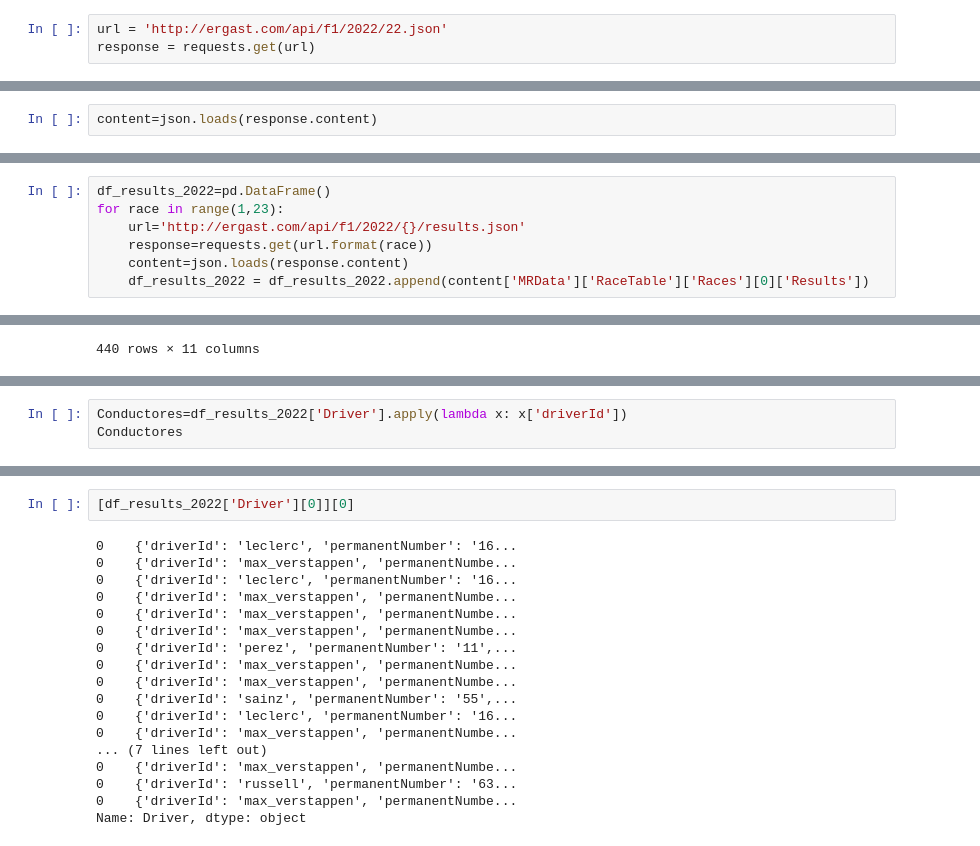
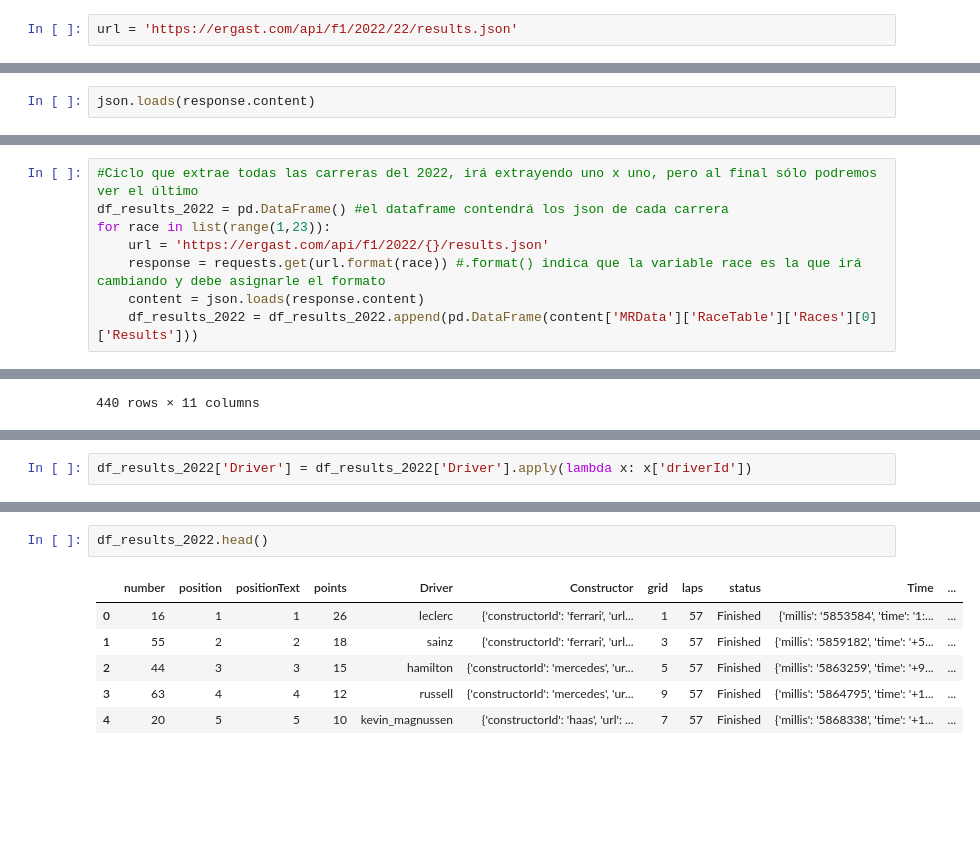
Before and after one commit to IlseAguilar3/formula1-data, a Jupyter notebook: f1-analisis.ipynb, the cells around one changed output, grey strips where cells are left out. Cells and saved outputs as stored; diff of their text form; blank space fills up the shorter version.

Commit message:
Se creó un dataframe con los resultados de las carreras en todo el 2022

```diff
--- a/f1-analisis.ipynb
+++ b/f1-analisis.ipynb
@@ -5,3 +7,2 @@ import requests
 # %%
-url = 'http://ergast.com/api/f1/2022/22.json'
-response = requests.get(url)
+url = 'https://ergast.com/api/f1/2022/22/results.json'
@@ -8,2 +12,2 @@ response = requests.get(url)
 # %%
-content=json.loads(response.content)
+json.loads(response.content)
@@ -10,10 +40,11 @@ content=json.loads(response.content)
 # %%
-df_results_2022=pd.DataFrame()
-for race in range(1,23):
-    url='http://ergast.com/api/f1/2022/{}/results.json'
-    response=requests.get(url.format(race))
-    content=json.loads(response.content)
-    df_results_2022 = df_results_2022.append(content['MRData']['RaceTable']['Races'][0]['Results'])
+#Ciclo que extrae todas las carreras del 2022, irá extrayendo uno x uno, pero al final sólo podremos ver el último
+df_results_2022 = pd.DataFrame() #el dataframe contendrá los json de cada carrera
+for race in list(range(1,23)):
+    url = 'https://ergast.com/api/f1/2022/{}/results.json'
+    response = requests.get(url.format(race)) #.format() indica que la variable race es la que irá cambiando y debe asignarle el formato
+    content = json.loads(response.content)
+    df_results_2022 = df_results_2022.append(pd.DataFrame(content['MRData']['RaceTable']['Races'][0]['Results']))
 # %%
 df_results_2022
 # %% [output]
@@ -35,3 +66,2 @@ df_results_2022['points']=df_results_2022.points.astype(int)
 # %%
-Conductores=df_results_2022['Driver'].apply(lambda x: x['driverId'])
-Conductores
+df_results_2022['Driver'] = df_results_2022['Driver'].apply(lambda x: x['driverId'])
@@ -58,20 +68,9 @@ KeyError: 'driverId'
-# %%
-[df_results_2022['Driver'][0]][0]
-# %% [output]
-0    {'driverId': 'leclerc', 'permanentNumber': '16...
-0    {'driverId': 'max_verstappen', 'permanentNumbe...
-0    {'driverId': 'leclerc', 'permanentNumber': '16...
-0    {'driverId': 'max_verstappen', 'permanentNumbe...
-0    {'driverId': 'max_verstappen', 'permanentNumbe...
-0    {'driverId': 'max_verstappen', 'permanentNumbe...
-0    {'driverId': 'perez', 'permanentNumber': '11',...
-0    {'driverId': 'max_verstappen', 'permanentNumbe...
-0    {'driverId': 'max_verstappen', 'permanentNumbe...
-0    {'driverId': 'sainz', 'permanentNumber': '55',...
-0    {'driverId': 'leclerc', 'permanentNumber': '16...
-0    {'driverId': 'max_verstappen', 'permanentNumbe...
-... (7 lines left out)
-0    {'driverId': 'max_verstappen', 'permanentNumbe...
-0    {'driverId': 'russell', 'permanentNumber': '63...
-0    {'driverId': 'max_verstappen', 'permanentNumbe...
-Name: Driver, dtype: object
+# %%
+df_results_2022.head()
+# %% [output]
+|  | number | position | positionText | points | Driver | Constructor | grid | laps | status | Time | ... |
+| 0 | 16 | 1 | 1 | 26 | leclerc | {'constructorId': 'ferrari', 'url... | 1 | 57 | Finished | {'millis': '5853584', 'time': '1:... | ... |
+| 1 | 55 | 2 | 2 | 18 | sainz | {'constructorId': 'ferrari', 'url... | 3 | 57 | Finished | {'millis': '5859182', 'time': '+5... | ... |
+| 2 | 44 | 3 | 3 | 15 | hamilton | {'constructorId': 'mercedes', 'ur... | 5 | 57 | Finished | {'millis': '5863259', 'time': '+9... | ... |
+| 3 | 63 | 4 | 4 | 12 | russell | {'constructorId': 'mercedes', 'ur... | 9 | 57 | Finished | {'millis': '5864795', 'time': '+1... | ... |
+| 4 | 20 | 5 | 5 | 10 | kevin_magnussen | {'constructorId': 'haas', 'url': ... | 7 | 57 | Finished | {'millis': '5868338', 'time': '+1... | ... |
```
Also changed, not shown: parts of 10 cells of this notebook.
